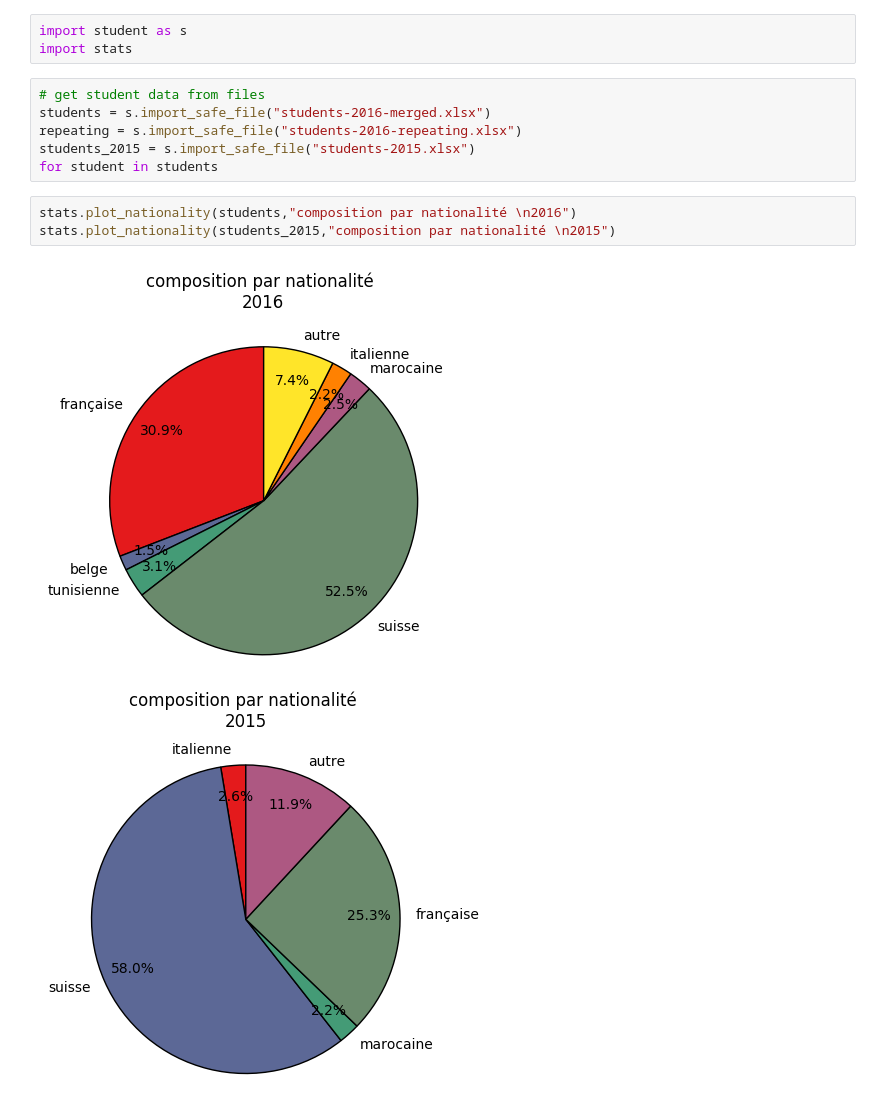
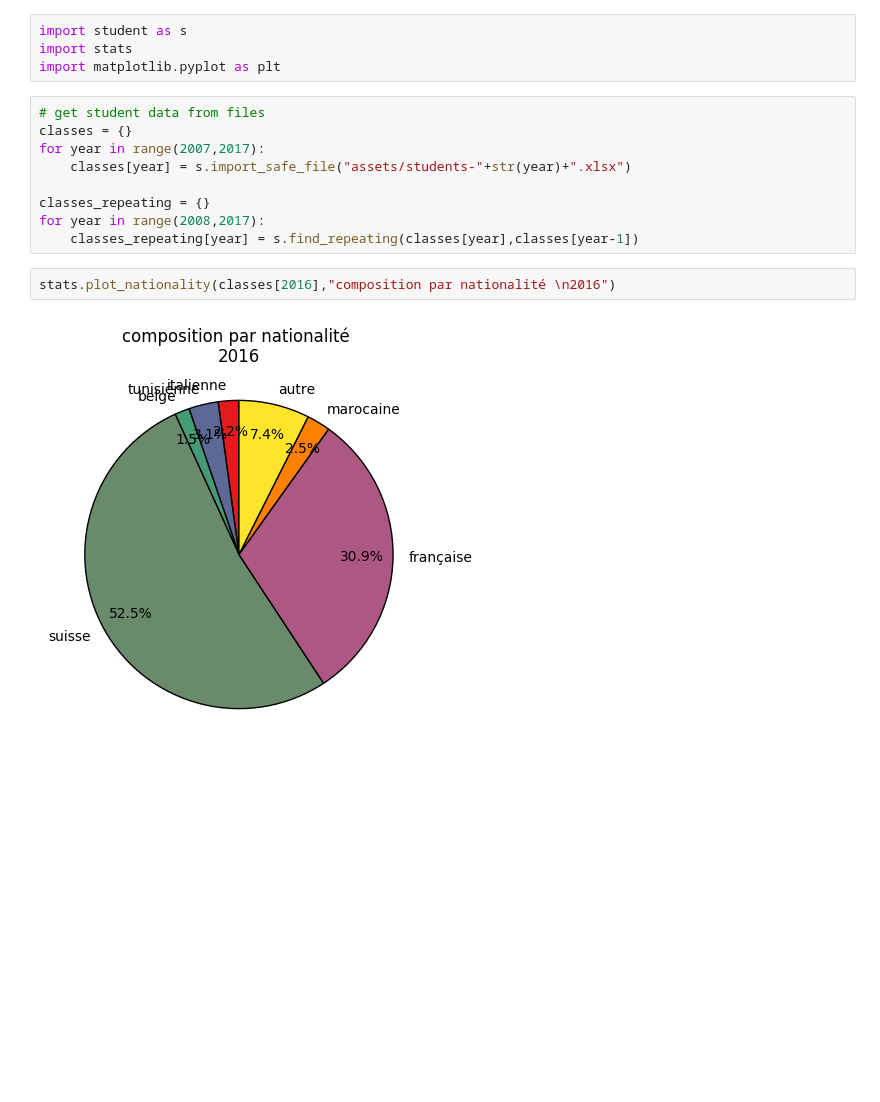
Before and after one commit to ilyaskurikhin/coachsort, a Jupyter notebook: stats.ipynb, the cells around one changed output. Drawn from its saved outputs; the diff is of its cells as text; blank space fills up the shorter version.

Commit message:
added nationality plot

```diff
--- a/stats.ipynb
+++ b/stats.ipynb
@@ -1,16 +1,18 @@
 # %%
 import student as s
 import stats
+import matplotlib.pyplot as plt
-# %%
-# get student data from files
-students = s.import_safe_file("students-2016-merged.xlsx")
-repeating = s.import_safe_file("students-2016-repeating.xlsx")
-students_2015 = s.import_safe_file("students-2015.xlsx")
-for student in students
+# %%
+# get student data from files
+classes = {}
+for year in range(2007,2017):
+    classes[year] = s.import_safe_file("assets/students-"+str(year)+".xlsx")
+
+classes_repeating = {}
+for year in range(2008,2017):
+    classes_repeating[year] = s.find_repeating(classes[year],classes[year-1])
 # %%
-stats.plot_nationality(students,"composition par nationalité \n2016")
-stats.plot_nationality(students_2015,"composition par nationalité \n2015")
+stats.plot_nationality(classes[2016],"composition par nationalité \n2016")
 # %% [output]
-[figure, old version]
+[figure, new version]
-[figure, removed]
 # %%
```
Also changed, not shown: parts of 4 cells of this notebook, 1 other file.
